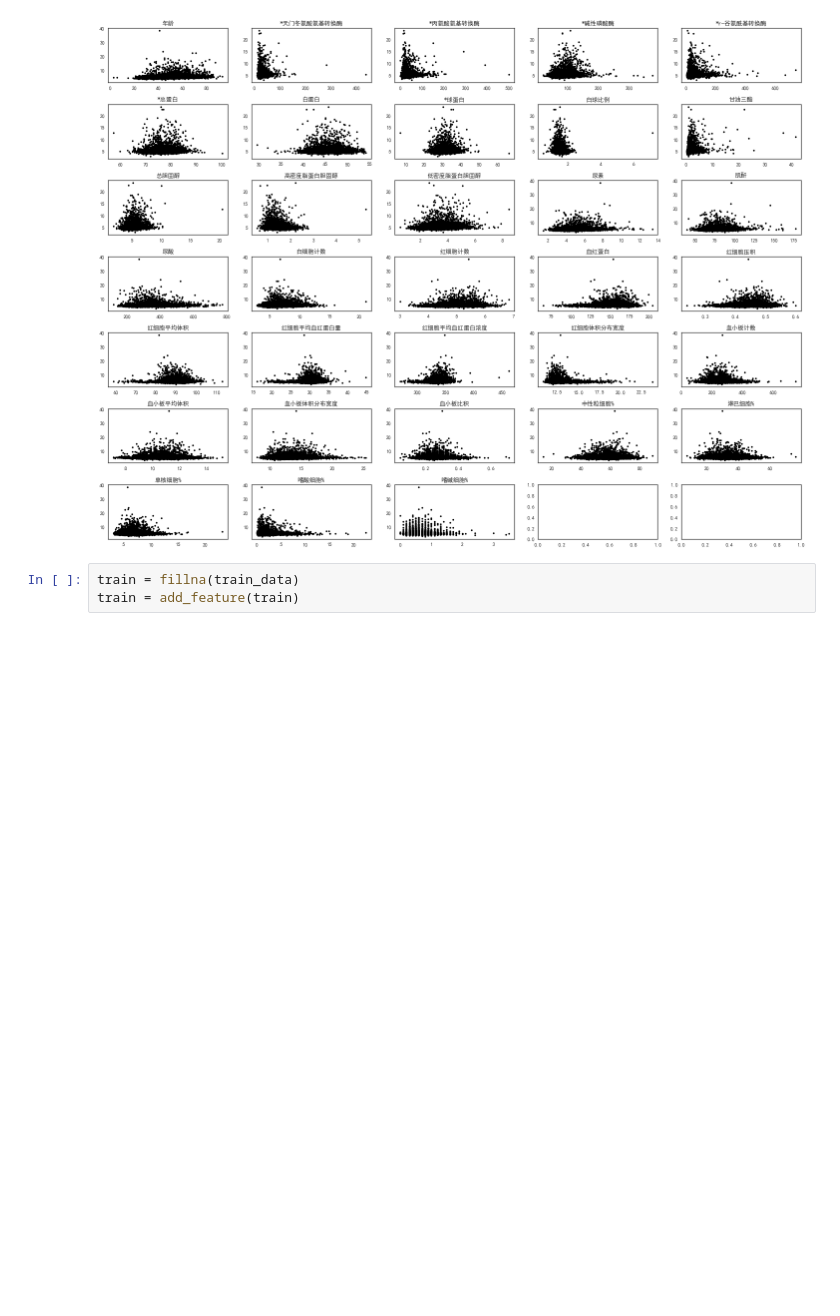
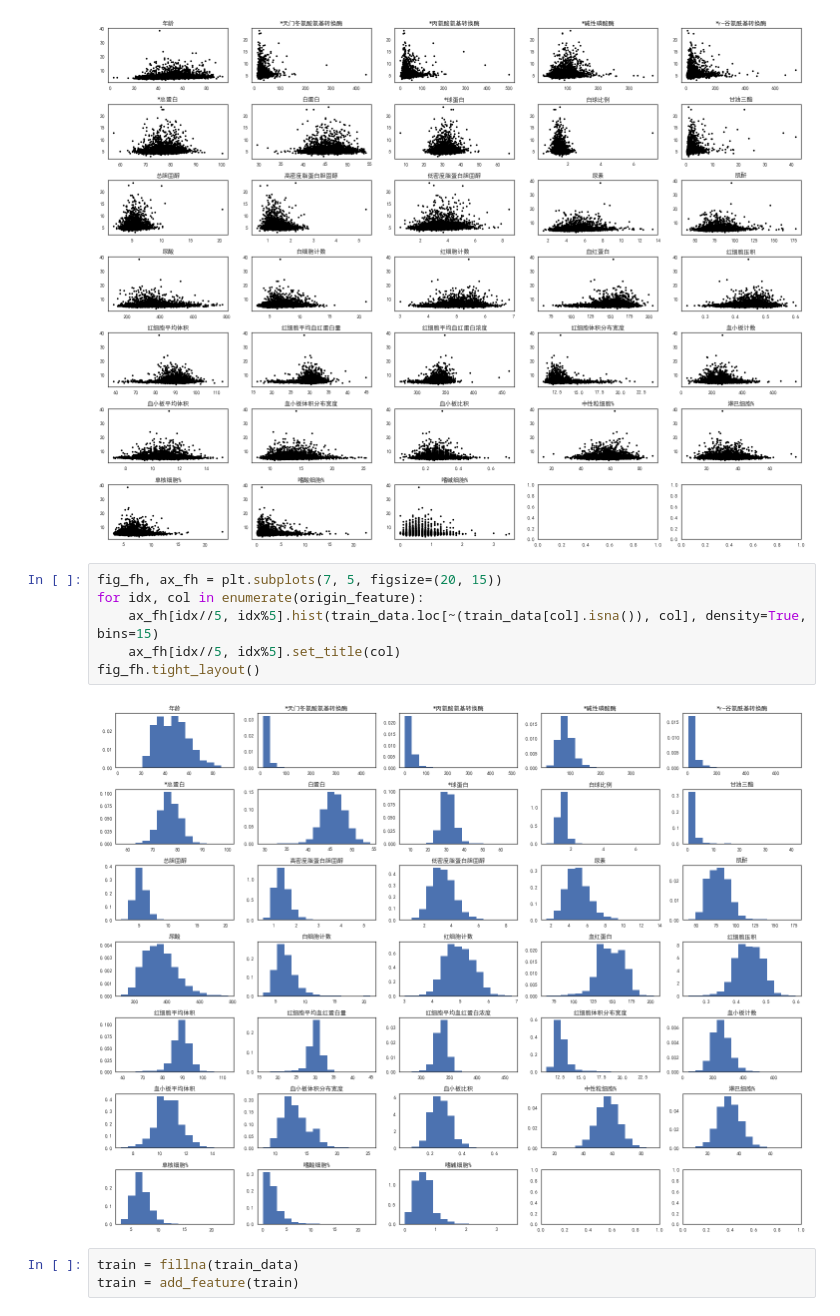
Before and after one commit to zixuanweeei/tianchi-diabetes, a Jupyter notebook: basic_analysis&offline/basic_analysis.ipynb, the cells around one changed output. Drawn from its saved outputs; the diff is of its cells as text; blank space fills up the shorter version.

```diff
--- a/basic_analysis&offline/basic_analysis.ipynb
+++ b/basic_analysis&offline/basic_analysis.ipynb
@@ -103,6 +103,14 @@ fig_f2o.tight_layout()
 # %% [output]
 33
 [figure]
+# %%
+fig_fh, ax_fh = plt.subplots(7, 5, figsize=(20, 15))
+for idx, col in enumerate(origin_feature):
+    ax_fh[idx//5, idx%5].hist(train_data.loc[~(train_data[col].isna()), col], density=True, bins=15)
+    ax_fh[idx//5, idx%5].set_title(col)
+fig_fh.tight_layout()
+# %% [output]
+[figure, added]
 # %%
 train = fillna(train_data)
 train = add_feature(train)
```
Also changed, not shown: 21 other files.
